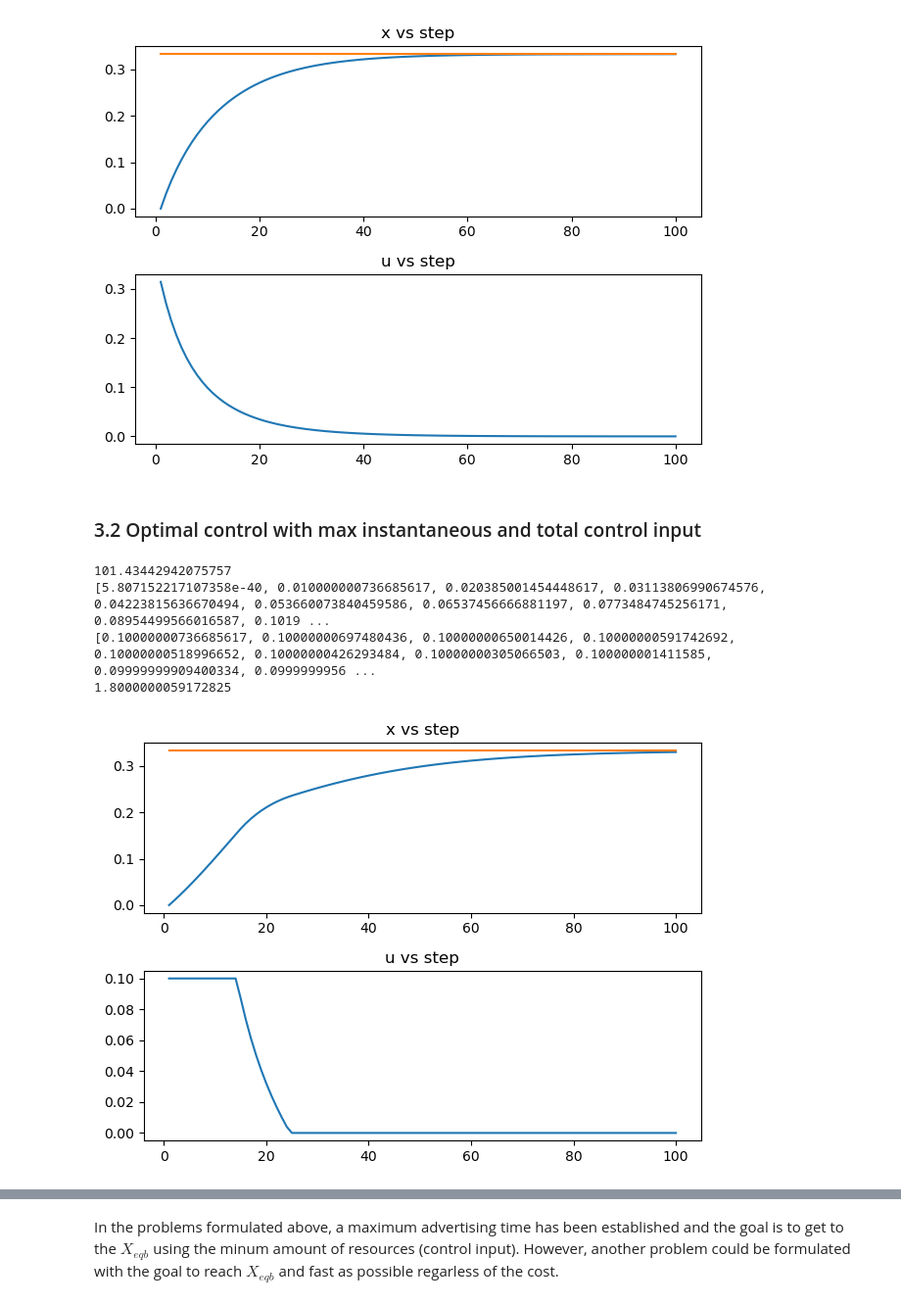
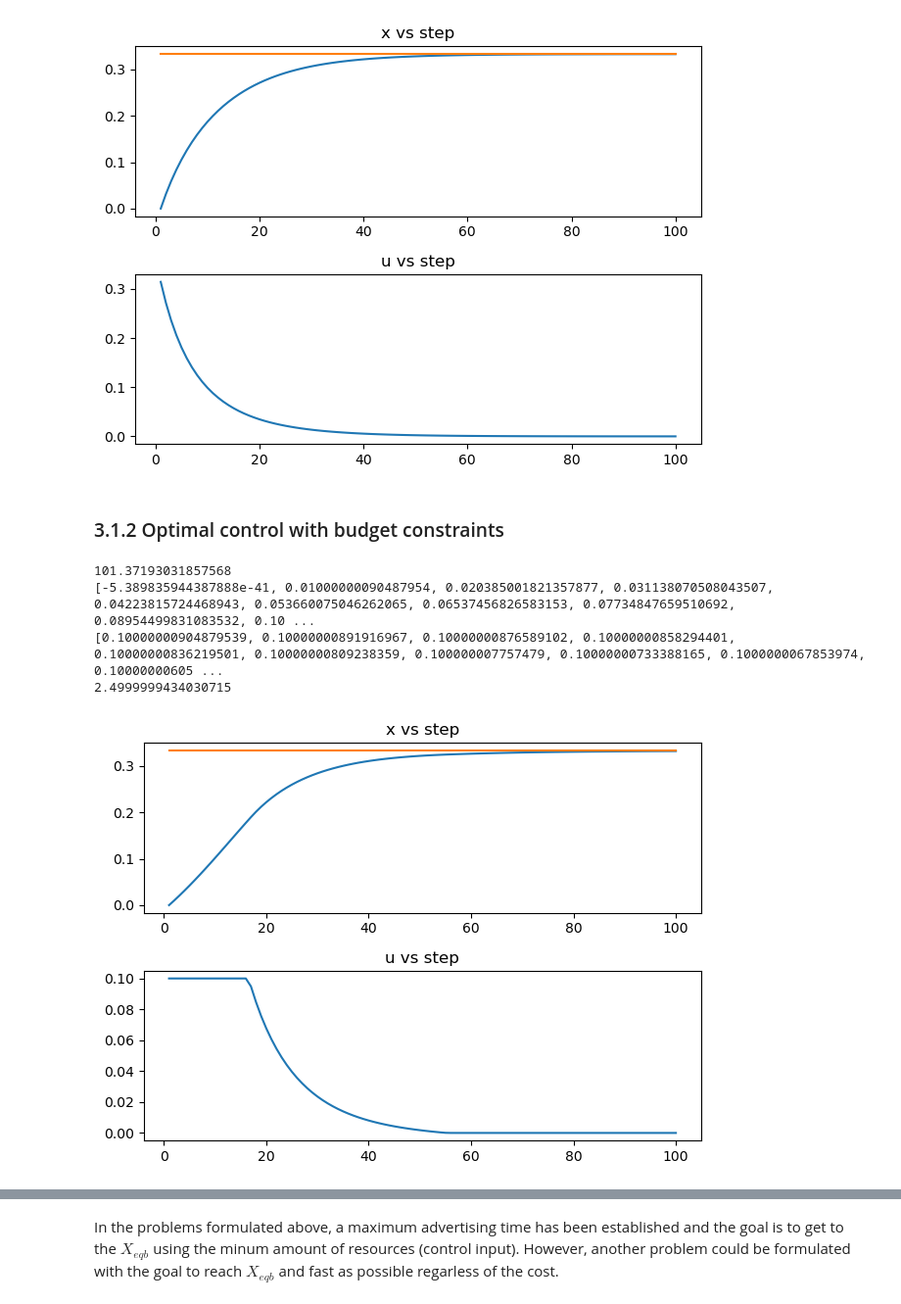
Before and after one commit to Gabrieljsss/information-spread-optimization-model, a Jupyter notebook: modelo_relatorio_projeto_2022.ipynb, the cells around one changed output, grey strips where cells are left out. Shown at 98% size. Drawn from its saved outputs; the diff is of its cells as text; code cells hidden in the pictures.

```diff
--- a/modelo_relatorio_projeto_2022.ipynb
+++ b/modelo_relatorio_projeto_2022.ipynb
@@ -224,7 +233,7 @@ gcf()
 2.776115114183729
 [figure]
 # %% [markdown]
-<h3> 3.2 Optimal control with max instantaneous and total control input </h3>
+<h3> 3.1.2 Optimal control with budget constraints </h3>
 # %%
 function optimalControlWithCostConstraints()
     m = Model(Ipopt.Optimizer);
@@ -245,7 +254,7 @@ function optimalControlWithCostConstraints()
     @constraint(m, uOptimalControlLimitedCosts[1] <= 1) #prevent explosion
 
     ##### introduce max possible control input ###########################
-    @constraint(m, sum(uOptimalControlLimitedCosts) <= 1.8)
+    @constraint(m, sum(uOptimalControlLimitedCosts) <= 2.5)
     @constraint(m, uOptimalControlLimitedCosts .<= 0.1)
     ##### introduce max possible control input ###########################
 
@@ -253,35 +262,36 @@ function optimalControlWithCostConstraints()
     @objective(m, Min, advertisingCost);
     optimize!(m);
 
-    return JuMP.objective_value.(m), JuMP.value.(xOptimalControlLimitedCosts), JuMP.value.(uOptimalControlLimitedCosts), sum(uOptimalControlLimitedCostsResult);
+    return JuMP.objective_value.(m), JuMP.value.(xOptimalControlLimitedCosts), JuMP.value.(uOptimalControlLimitedCosts), sum(JuMP.value.(uOptimalControlLimitedCosts));
 end;
 # %%
 ####### exporting variables for further analysis ########
 costOptimalControlLimitedCostsResult, xOptimalControlLimitedCostsResult, uOptimalControlLimitedCostsResult, controlAmountOptimalControlLimitedCostsResult = optimalControlWithCostConstraints();
 println(costOptimalControlLimitedCostsResult);
 println(xOptimalControlLimitedCostsResult);
 println(uOptimalControlLimitedCostsResult);
 println(controlAmountOptimalControlLimitedCostsResult);
+data312 = [controlAmountOptimalControlLimitedCostsResult, getTimeXeqReached(xOptimalControlLimitedCostsResult)]
 
 ##### simple plotting #######
 clf(); #required for vscode on mac
 fig = plt.figure();
 
 ax1 = fig.add_subplot(2, 1, 1);
 ax1.title.set_text("x vs step");
-plt.plot(range(1, numberOfIterations), transpose(JuMP.value.(xOptimalControlLimitedCosts)));
+plt.plot(range(1, numberOfIterations), xOptimalControlLimitedCostsResult);
 plt.plot(range(1, numberOfIterations), xEquilibrium .* ones(numberOfIterations));
 
 ax2 = fig.add_subplot(2, 1, 2);
 ax2.title.set_text("u vs step");
-plt.plot(range(1, numberOfIterations), transpose(JuMP.value.(uOptimalControlLimitedCosts)));
+plt.plot(range(1, numberOfIterations), uOptimalControlLimitedCostsResult);
 
 fig.tight_layout();
 show()
 gcf()
 # %% [output]
-101.43442942075757
-[5.807152217107358e-40, 0.010000000736685617, 0.020385001454448617, 0.03113806990674576, 0.04223815636670494, 0.053660073840459586, 0.06537456666881197, 0.0773484745256171, 0.08954499566016587, 0.1019 ...
-[0.10000000736685617, 0.10000000697480436, 0.10000000650014426, 0.10000000591742692, 0.10000000518996652, 0.10000000426293484, 0.10000000305066503, 0.100000001411585, 0.09999999909400334, 0.0999999956 ...
-1.8000000059172825
+101.37193031857568
+[-5.389835944387888e-41, 0.01000000090487954, 0.020385001821357877, 0.031138070508043507, 0.04223815724468943, 0.053660075046262065, 0.06537456826583153, 0.07734847659510692, 0.08954499831083532, 0.10 ...
+[0.10000000904879539, 0.10000000891916967, 0.10000000876589102, 0.10000000858294401, 0.10000000836219501, 0.10000000809238359, 0.100000007757479, 0.10000000733388165, 0.1000000067853974, 0.10000000605 ...
+2.4999999434030715
-[figure, old version]
+[figure, new version]
```
Also changed, not shown: parts of 28 cells of this notebook, 2 other files.
